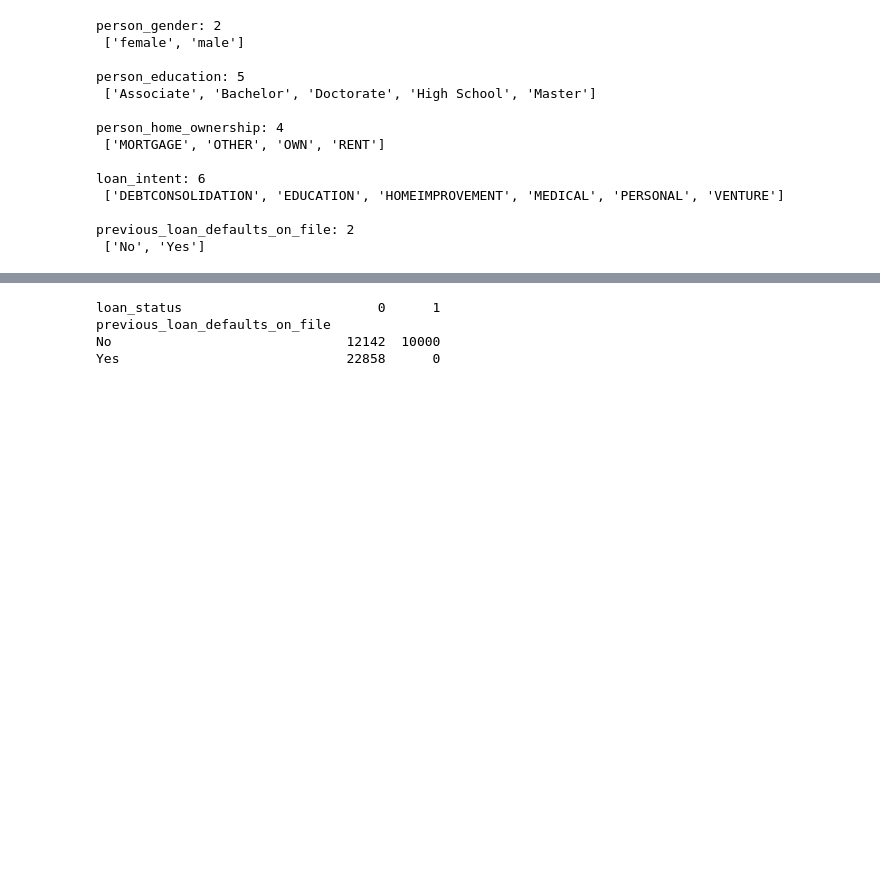
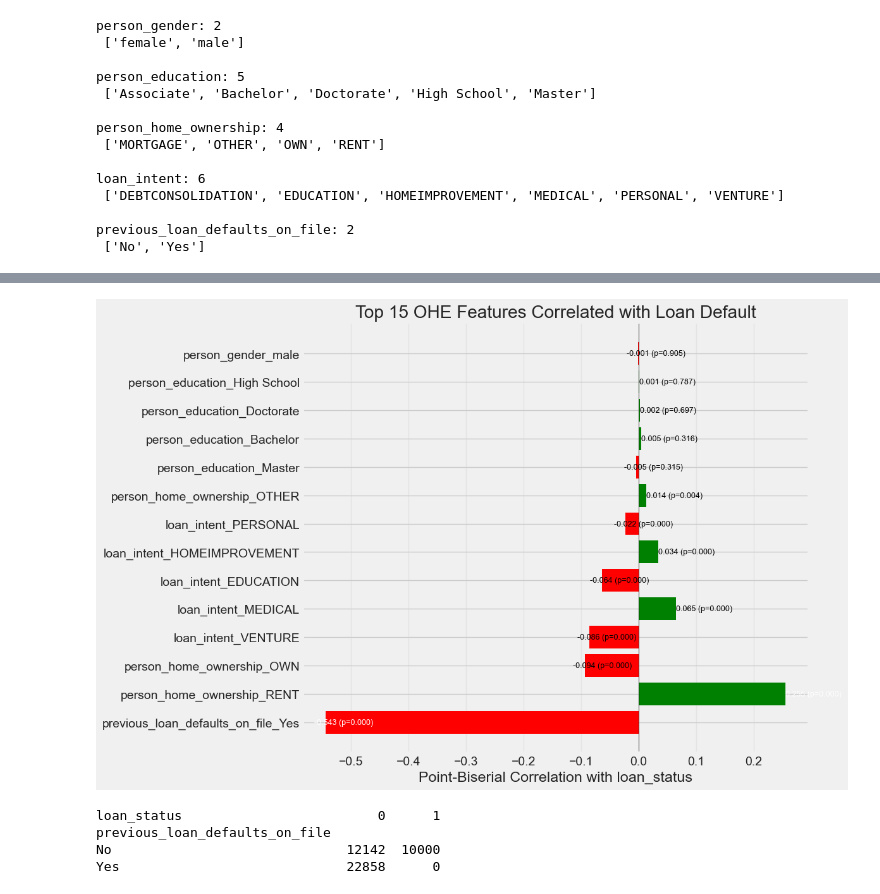
Before and after one commit to troyntwrk/TR_DS_HW, a Jupyter notebook: logreg/HW_logreg.ipynb, the cells around one changed output, grey strips where cells are left out. Saved outputs shown, nothing was run; the diff lists cells and outputs as text; code cells hidden in the pictures; blank space fills up the shorter version.

```diff
--- a/logreg/HW_logreg.ipynb
+++ b/logreg/HW_logreg.ipynb
@@ -575,3 +718,33 @@ plt.show()
+# %%
+# Построим корреляцию признаков булевых значений и таргета
+top_n = 15
+top_features = results_df.head(top_n)
+
+plt.figure(figsize=(12, 8))
+
+# Барплот
+colors = ['green' if x > 0 else 'red' for x in top_features['correlation']]
+bars = plt.barh(range(len(top_features)), top_features['correlation'], color=colors)
+
+# Настройки графика
+plt.yticks(range(len(top_features)), top_features['feature'])
+plt.xlabel('Point-Biserial Correlation with loan_status')
+plt.title(f'Top {top_n} OHE Features Correlated with Loan Default')
+plt.axvline(x=0, color='black', linewidth=0.5)
+
+# Добавляем значения
+for i, (corr, p_val) in enumerate(zip(top_features['correlation'], top_features['p_value'])):
+    plt.text(corr if corr > 0 else corr - 0.02, i,
+             f'{corr:.3f} (p={p_val:.3f})',
+             va='center',
+             fontsize=9,
+             color='white' if abs(corr) > 0.1 else 'black')
+
+plt.grid(axis='x', alpha=0.3)
+plt.tight_layout()
+plt.show()
+# %% [output]
+[figure, added]
 # %%
 # Распределение loan_status по defaults
 print(pd.crosstab(df['previous_loan_defaults_on_file'], df['loan_status']))
```
Also changed, not shown: parts of 55 cells of this notebook.
